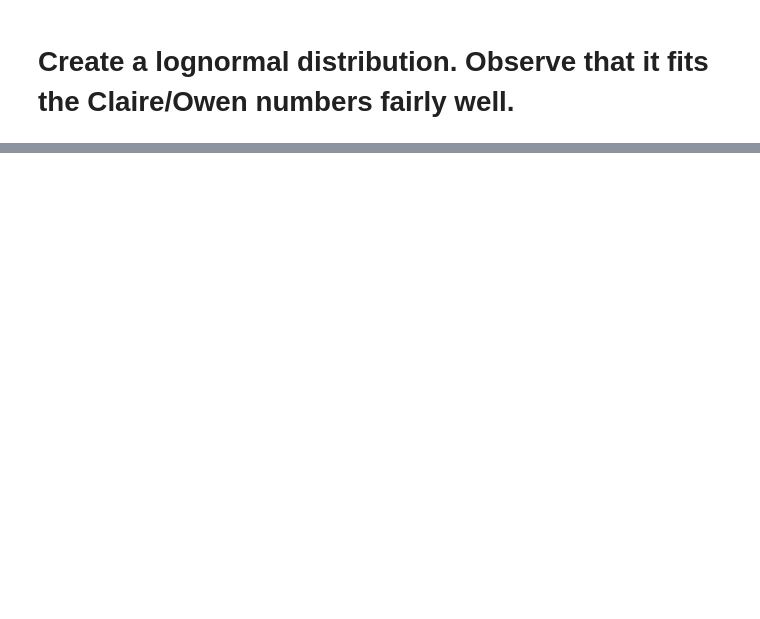
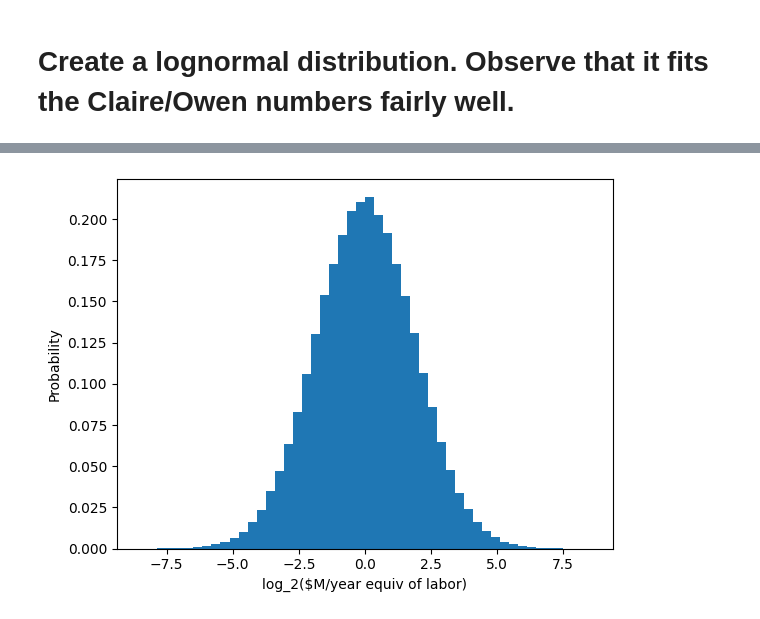
Before and after one commit to Xodarap/notebooks, a Jupyter notebook: longtermist_survey.ipynb, the cells around one changed output, grey strips where cells are left out. Cells and saved outputs as stored; diff of their text form; code cells hidden in the pictures; blank space fills up the shorter version.

```diff
--- a/longtermist_survey.ipynb
+++ b/longtermist_survey.ipynb
@@ -56,0 +62,10 @@ multiples
+# %%
+import matplotlib.pyplot as plt
+
+plt.hist(np.log2(r), bins=50, density=True)
+plt.xlabel('log_2($M/year equiv of labor)')
+plt.ylabel('Probability')
+# plt.title('Histogram of Lognormal Data (Log Scale)')
+plt.show()
+# %% [output]
+[figure, added]
```
Also changed, not shown: parts of 8 cells of this notebook.
